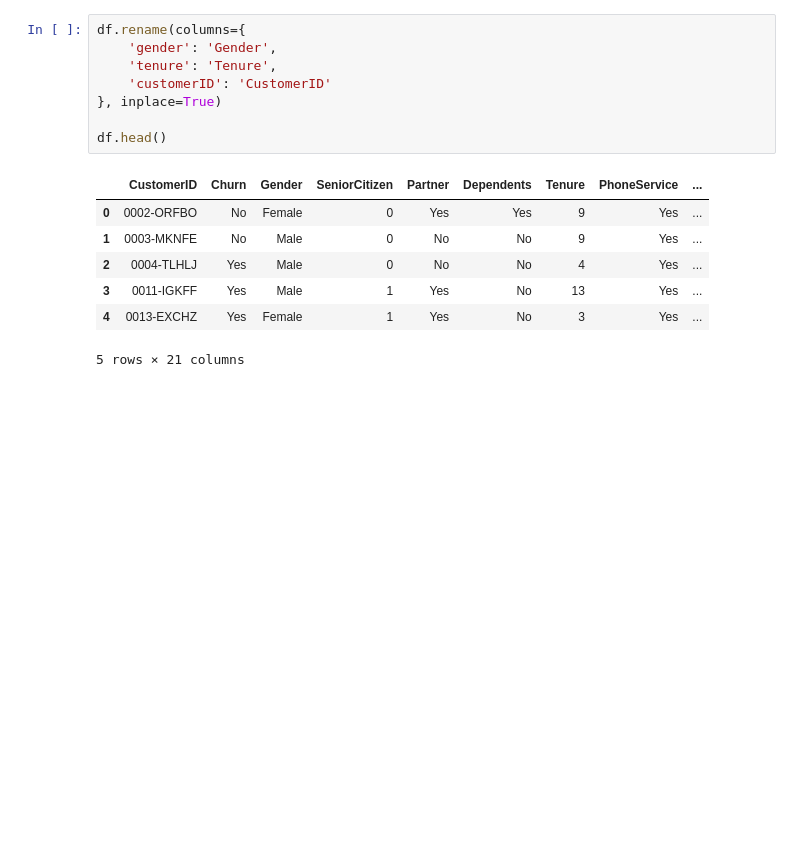
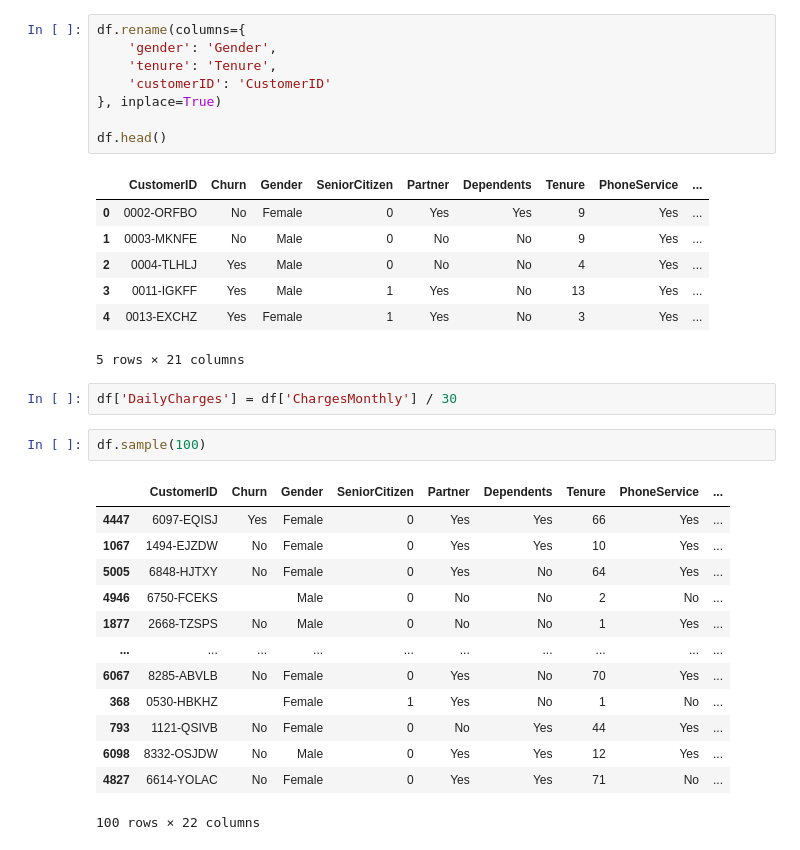
Before and after one commit to sallylpez/Telecom-X_Alura, a Jupyter notebook: Telecom_X_Alura.ipynb, the cells around one changed output. Cells and saved outputs as stored; diff of their text form; blank space fills up the shorter version.

```diff
--- a/Telecom_X_Alura.ipynb
+++ b/Telecom_X_Alura.ipynb
@@ -186,3 +186,21 @@ df.head()
 | 3 | 0011-IGKFF | Yes | Male | 1 | Yes | No | 13 | Yes | ... |
 | 4 | 0013-EXCHZ | Yes | Female | 1 | Yes | No | 3 | Yes | ... |
 5 rows × 21 columns
+# %%
+df['DailyCharges'] = df['ChargesMonthly'] / 30
+# %%
+df.sample(100)
+# %% [output]
+|  | CustomerID | Churn | Gender | SeniorCitizen | Partner | Dependents | Tenure | PhoneService | ... |
+| 4447 | 6097-EQISJ | Yes | Female | 0 | Yes | Yes | 66 | Yes | ... |
+| 1067 | 1494-EJZDW | No | Female | 0 | Yes | Yes | 10 | Yes | ... |
+| 5005 | 6848-HJTXY | No | Female | 0 | Yes | No | 64 | Yes | ... |
+| 4946 | 6750-FCEKS |  | Male | 0 | No | No | 2 | No | ... |
+| 1877 | 2668-TZSPS | No | Male | 0 | No | No | 1 | Yes | ... |
+| ... | ... | ... | ... | ... | ... | ... | ... | ... | ... |
+| 6067 | 8285-ABVLB | No | Female | 0 | Yes | No | 70 | Yes | ... |
+| 368 | 0530-HBKHZ |  | Female | 1 | Yes | No | 1 | No | ... |
+| 793 | 1121-QSIVB | No | Female | 0 | No | Yes | 44 | Yes | ... |
+| 6098 | 8332-OSJDW | No | Male | 0 | Yes | Yes | 12 | Yes | ... |
+| 4827 | 6614-YOLAC | No | Female | 0 | Yes | Yes | 71 | No | ... |
+100 rows × 22 columns
```
Also changed, not shown: parts of 8 cells of this notebook.
